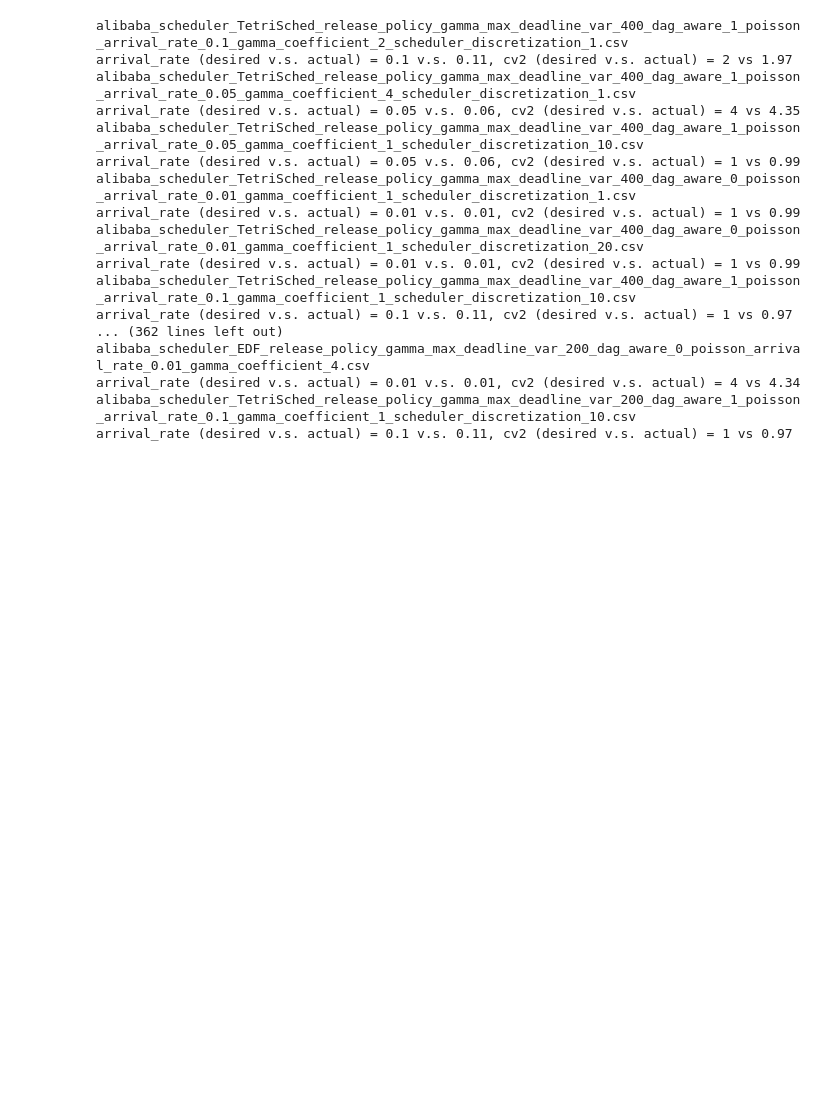
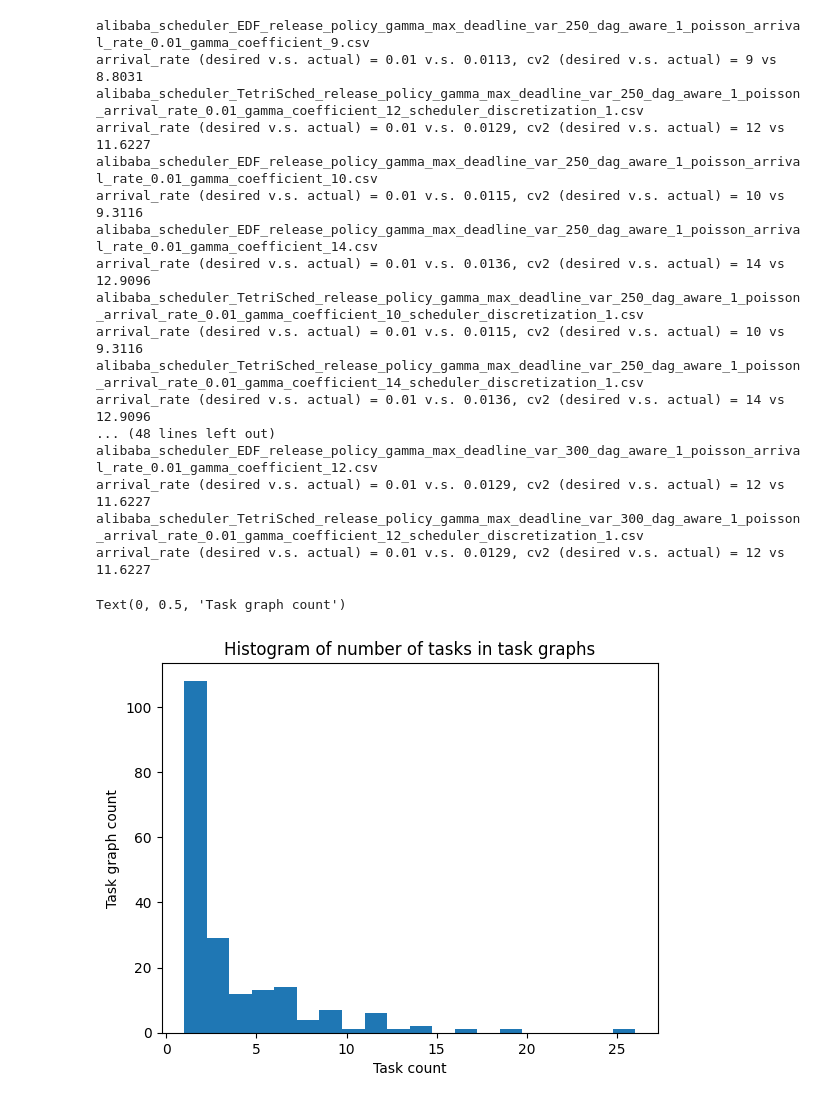
Before and after one commit to erdos-project/erdos-scheduling-simulator, a Jupyter notebook: experiments/sanity_check.ipynb, the cells around one changed output. Drawn from its saved outputs; the diff is of its cells as text; code cells hidden in the pictures; blank space fills up the shorter version.

Commit message:
Have sanity_check.ipynb also check the task graphs released in every run are the same

```diff
--- a/experiments/sanity_check.ipynb
+++ b/experiments/sanity_check.ipynb
@@ -16,9 +16,10 @@ class TaskGraphRelease:
     name: str
     release_time: int
     deadline: int
+    nodes: int
 
 extension = ".csv"
-base_dir = "ray_osdi_11_30_night_2023_dry_run"
+base_dir = "ray_osdi_12_1_evening"
 
 fixed_policy = {}
 poisson_policy = {}
@@ -49,7 +50,7 @@ for file_path in find_all_file_paths(base_dir, extension):
                     task_release_time_map[task_graph + "-" + task_name] = TaskRelease(task_graph, task_name, event_time, task_deadline)
                 elif "TASK_GRAPH_RELEASE" in line:
                     event_time, _, release_time, deadline, task_graph_name, number_of_nodes = line.strip().split(",")
-                    task_graph_release_time_map[task_graph_name] = TaskGraphRelease(task_graph_name, int(release_time), int(deadline))
+                    task_graph_release_time_map[task_graph_name] = TaskGraphRelease(task_graph_name, int(release_time), int(deadline), int(number_of_nodes))
         elif extension == ".log":
             # Note: For now this only works for dry run log
             task_release_time_map = {}
@@ -82,41 +83,59 @@ for file_path in find_all_file_paths(base_dir, extension):
 # %%
 from collections import defaultdict
 
 arrival_rate_dict = defaultdict(dict) #arrival_rate_dict[arrival_rate][cv2] = actual arrival rate
 cv2_dict = defaultdict(dict) #cv2_dict[arrival_rate][cv2] = actual arrival rate
+released_task_graph_num_nodes = {} # name ->
 
 for max_deadline_variance in gamma_policy:
     for file_name, task_graph_release_time_map in gamma_policy[max_deadline_variance].items():
         release_time = []
+        current_released_task_graphs = {}
         for task_graph_release in task_graph_release_time_map.values():
             release_time.append(task_graph_release.release_time)
+            current_released_task_graphs[task_graph_release.name] = task_graph_release.nodes
         avg_jobs_per_sec, cv2 = calculate_arrival_rate_and_cv2(release_time)
         variables = extract_variables_from_filename(file_name)
         print(file_name)
-        print(f"arrival_rate (desired v.s. actual) = {variables['arrival_rate']} v.s. {avg_jobs_per_sec:.2f}, cv2 (desired v.s. actual) = {variables['cv2']} vs {cv2:.2f}")
+        print(f"arrival_rate (desired v.s. actual) = {variables['arrival_rate']} v.s. {avg_jobs_per_sec:.4f}, cv2 (desired v.s. actual) = {variables['cv2']} vs {cv2:.4f}")
 
         # Sanity check that the values are consistent across different runs
         if variables['arrival_rate'] in arrival_rate_dict and variables['cv2'] in arrival_rate_dict[variables['arrival_rate']]:
-            assert arrival_rate_dict[variables['arrival_rate']][variables['cv2']] == round(avg_jobs_per_sec, 2)
-            assert cv2_dict[variables['arrival_rate']][variables['cv2']] == round(cv2, 2)
+            assert arrival_rate_dict[variables['arrival_rate']][variables['cv2']] == round(avg_jobs_per_sec, 3)
+            assert cv2_dict[variables['arrival_rate']][variables['cv2']] == round(cv2, 3)
         else:
-            arrival_rate_dict[variables['arrival_rate']][variables['cv2']] = round(avg_jobs_per_sec, 2)
-            cv2_dict[variables['arrival_rate']][variables['cv2']] = round(cv2, 2)
+            arrival_rate_dict[variables['arrival_rate']][variables['cv2']] = round(avg_jobs_per_sec, 3)
+            cv2_dict[variables['arrival_rate']][variables['cv2']] = round(cv2, 3)
+
+        if len(released_task_graph_num_nodes) == 0:
+            released_task_graph_num_nodes = current_released_task_graphs
+        else:
+            assert len(released_task_graph_num_nodes) == len(current_released_task_graphs)
+            for name, task_graph_release in released_task_graph_num_nodes.items():
+                assert name in current_released_task_graphs
+
+
+plt.hist(released_task_graph_num_nodes.values(), bins=20)
+plt.title("Histogram of number of tasks in task graphs")
+plt.xlabel("Task count")
+plt.ylabel("Task graph count")
 # %% [output]
-alibaba_scheduler_TetriSched_release_policy_gamma_max_deadline_var_400_dag_aware_1_poisson_arrival_rate_0.1_gamma_coefficient_2_scheduler_discretization_1.csv
-arrival_rate (desired v.s. actual) = 0.1 v.s. 0.11, cv2 (desired v.s. actual) = 2 vs 1.97
-alibaba_scheduler_TetriSched_release_policy_gamma_max_deadline_var_400_dag_aware_1_poisson_arrival_rate_0.05_gamma_coefficient_4_scheduler_discretization_1.csv
-arrival_rate (desired v.s. actual) = 0.05 v.s. 0.06, cv2 (desired v.s. actual) = 4 vs 4.35
-alibaba_scheduler_TetriSched_release_policy_gamma_max_deadline_var_400_dag_aware_1_poisson_arrival_rate_0.05_gamma_coefficient_1_scheduler_discretization_10.csv
-arrival_rate (desired v.s. actual) = 0.05 v.s. 0.06, cv2 (desired v.s. actual) = 1 vs 0.99
-alibaba_scheduler_TetriSched_release_policy_gamma_max_deadline_var_400_dag_aware_0_poisson_arrival_rate_0.01_gamma_coefficient_1_scheduler_discretization_1.csv
-arrival_rate (desired v.s. actual) = 0.01 v.s. 0.01, cv2 (desired v.s. actual) = 1 vs 0.99
-alibaba_scheduler_TetriSched_release_policy_gamma_max_deadline_var_400_dag_aware_0_poisson_arrival_rate_0.01_gamma_coefficient_1_scheduler_discretization_20.csv
-arrival_rate (desired v.s. actual) = 0.01 v.s. 0.01, cv2 (desired v.s. actual) = 1 vs 0.99
-alibaba_scheduler_TetriSched_release_policy_gamma_max_deadline_var_400_dag_aware_1_poisson_arrival_rate_0.1_gamma_coefficient_1_scheduler_discretization_10.csv
-arrival_rate (desired v.s. actual) = 0.1 v.s. 0.11, cv2 (desired v.s. actual) = 1 vs 0.97
-... (362 lines left out)
-alibaba_scheduler_EDF_release_policy_gamma_max_deadline_var_200_dag_aware_0_poisson_arrival_rate_0.01_gamma_coefficient_4.csv
-arrival_rate (desired v.s. actual) = 0.01 v.s. 0.01, cv2 (desired v.s. actual) = 4 vs 4.34
-alibaba_scheduler_TetriSched_release_policy_gamma_max_deadline_var_200_dag_aware_1_poisson_arrival_rate_0.1_gamma_coefficient_1_scheduler_discretization_10.csv
-arrival_rate (desired v.s. actual) = 0.1 v.s. 0.11, cv2 (desired v.s. actual) = 1 vs 0.97
+alibaba_scheduler_EDF_release_policy_gamma_max_deadline_var_250_dag_aware_1_poisson_arrival_rate_0.01_gamma_coefficient_9.csv
+arrival_rate (desired v.s. actual) = 0.01 v.s. 0.0113, cv2 (desired v.s. actual) = 9 vs 8.8031
+alibaba_scheduler_TetriSched_release_policy_gamma_max_deadline_var_250_dag_aware_1_poisson_arrival_rate_0.01_gamma_coefficient_12_scheduler_discretization_1.csv
+arrival_rate (desired v.s. actual) = 0.01 v.s. 0.0129, cv2 (desired v.s. actual) = 12 vs 11.6227
+alibaba_scheduler_EDF_release_policy_gamma_max_deadline_var_250_dag_aware_1_poisson_arrival_rate_0.01_gamma_coefficient_10.csv
+arrival_rate (desired v.s. actual) = 0.01 v.s. 0.0115, cv2 (desired v.s. actual) = 10 vs 9.3116
+alibaba_scheduler_EDF_release_policy_gamma_max_deadline_var_250_dag_aware_1_poisson_arrival_rate_0.01_gamma_coefficient_14.csv
+arrival_rate (desired v.s. actual) = 0.01 v.s. 0.0136, cv2 (desired v.s. actual) = 14 vs 12.9096
+alibaba_scheduler_TetriSched_release_policy_gamma_max_deadline_var_250_dag_aware_1_poisson_arrival_rate_0.01_gamma_coefficient_10_scheduler_discretization_1.csv
+arrival_rate (desired v.s. actual) = 0.01 v.s. 0.0115, cv2 (desired v.s. actual) = 10 vs 9.3116
+alibaba_scheduler_TetriSched_release_policy_gamma_max_deadline_var_250_dag_aware_1_poisson_arrival_rate_0.01_gamma_coefficient_14_scheduler_discretization_1.csv
+arrival_rate (desired v.s. actual) = 0.01 v.s. 0.0136, cv2 (desired v.s. actual) = 14 vs 12.9096
+... (48 lines left out)
+alibaba_scheduler_EDF_release_policy_gamma_max_deadline_var_300_dag_aware_1_poisson_arrival_rate_0.01_gamma_coefficient_12.csv
+arrival_rate (desired v.s. actual) = 0.01 v.s. 0.0129, cv2 (desired v.s. actual) = 12 vs 11.6227
+alibaba_scheduler_TetriSched_release_policy_gamma_max_deadline_var_300_dag_aware_1_poisson_arrival_rate_0.01_gamma_coefficient_12_scheduler_discretization_1.csv
+arrival_rate (desired v.s. actual) = 0.01 v.s. 0.0129, cv2 (desired v.s. actual) = 12 vs 11.6227
+Text(0, 0.5, 'Task graph count')
+[figure, added]
```
